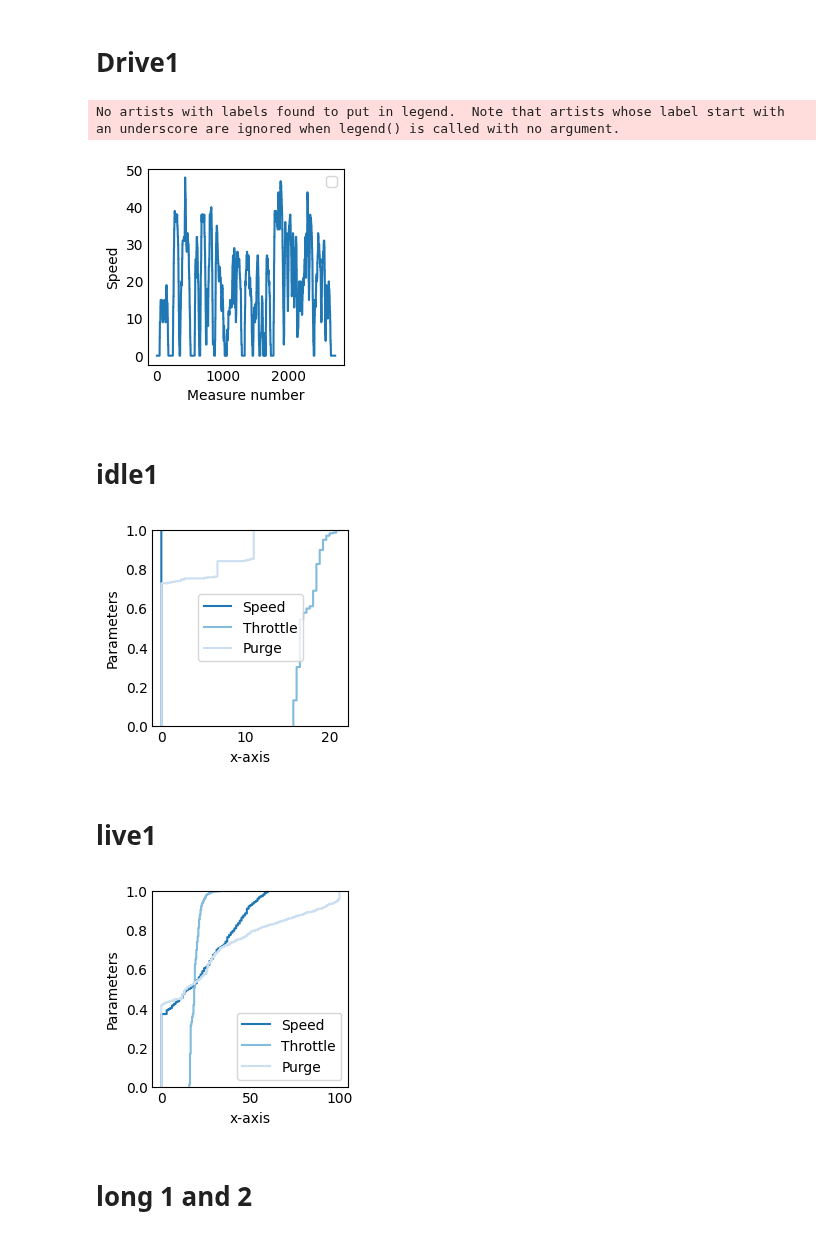
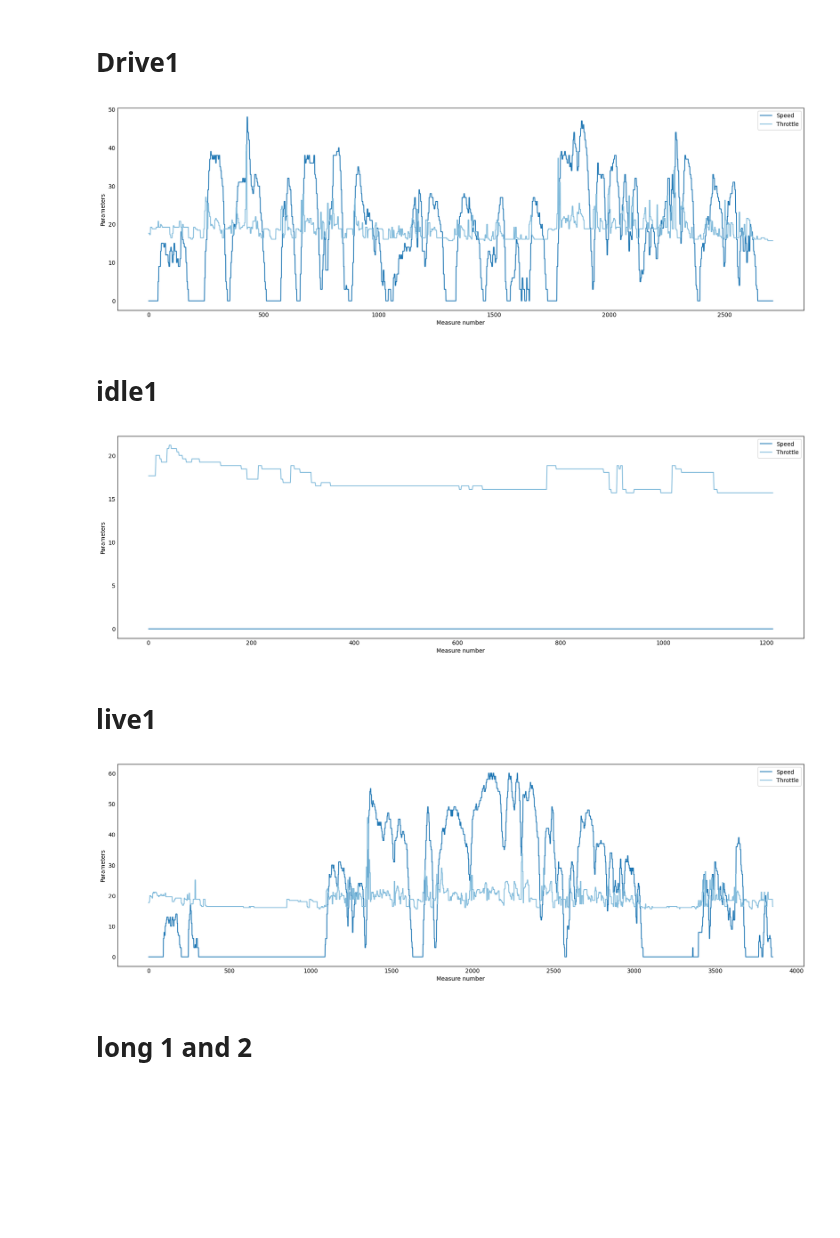
Before and after one commit to camila-duarte/verbrennungsmotoren, a Jupyter notebook: analyse/per_mode.ipynb, the cells around one changed output. Cells and saved outputs as stored; diff of their text form; code cells hidden in the pictures; blank space fills up the shorter version.

```diff
--- a/analyse/per_mode.ipynb
+++ b/analyse/per_mode.ipynb
@@ -59,16 +59,17 @@ throttle_data_drive1 = data_drive1['THROTTLE ()']
 speed_drive1 = speed_data_drive1
 throttle_drive1 = throttle_data_drive1
 # %%
-plt.style.use('_mpl-gallery-nogrid')
-
-plt.plot(index_data_drive1, speed_data_drive1)
+#plt.style.use('_mpl-gallery-nogrid')
+plt.figure(figsize=(17, 5))
+plt.plot(index_data_drive1, speed_data_drive1, label = 'Speed')
+plt.plot(index_data_drive1, throttle_data_drive1, label = 'Throttle')
+#plt.plot(index_data_drive1, speed_data_drive1)
 plt.xlabel('Measure number')
-plt.ylabel('Speed')
+plt.ylabel('Parameters')
 plt.legend()
 plt.show()
 # %% [output]
-No artists with labels found to put in legend.  Note that artists whose label start with an underscore are ignored when legend() is called with no argument.
-[figure, old version]
+[figure, new version]
 # %% [markdown]
 # idle1
 # %%
@@ -82,16 +82,16 @@ throttle_idle1 = throttle_data_idle1
 # %%
 plt.style.use('_mpl-gallery-nogrid')
 
-plt.ecdf(speed_idle1, label='Speed')
-plt.ecdf(throttle_idle1, label='Throttle')
-plt.ecdf(purge_idle1, label='Purge')
-
+plt.figure(figsize=(17, 5))
+plt.plot(index_data_idle1, speed_data_idle1, label = 'Speed')
+plt.plot(index_data_idle1, throttle_data_idle1, label = 'Throttle')
+#plt.plot(index_data_drive1, speed_data_drive1)
 plt.xlabel('Measure number')
 plt.ylabel('Parameters')
 plt.legend()
 plt.show()
 # %% [output]
-[figure, old version]
+[figure, new version]
 # %% [markdown]
 # live1
 # %%
@@ -103,16 +103,16 @@ speed_live1 = speed_data_live1
 throttle_live1 = throttle_data_live1
 # %%
 plt.style.use('_mpl-gallery-nogrid')
-
-plt.ecdf(speed_live1, label='Speed')
-plt.ecdf(throttle_live1, label='Throttle')
-
+plt.figure(figsize=(17, 5))
+plt.plot(index_data_live1, speed_data_live1, label = 'Speed')
+plt.plot(index_data_live1, throttle_data_live1, label = 'Throttle')
+#plt.plot(index_data_drive1, speed_data_drive1)
 plt.xlabel('Measure number')
 plt.ylabel('Parameters')
 plt.legend()
 plt.show()
 # %% [output]
-[figure, old version]
+[figure, new version]
 # %% [markdown]
 # long 1 and 2
 # %%
```
Also changed, not shown: parts of 4 cells of this notebook, 1 other file.
